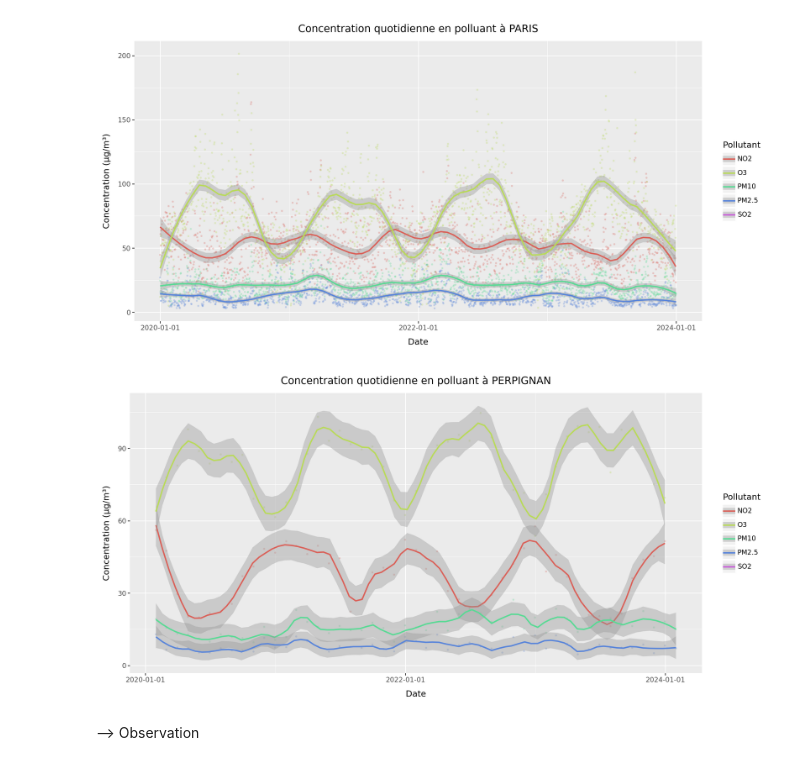
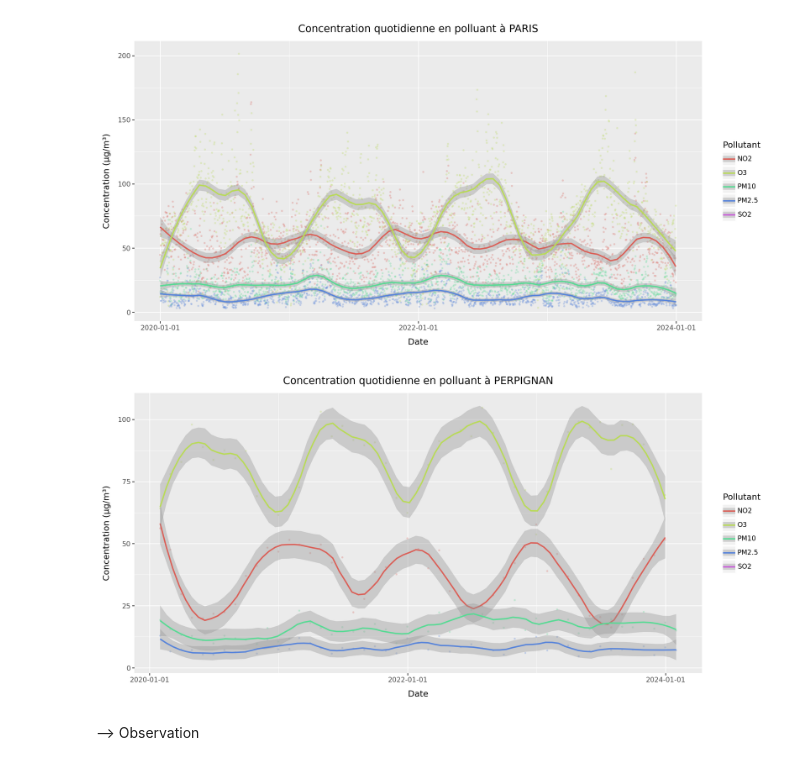
Before and after one commit to Antoine-Merienne/Projet-data-science-Mornand-Merienne, a Jupyter notebook: analyse_pollution_air.ipynb, the cells around one changed output. Saved outputs shown, nothing was run; the diff lists cells and outputs as text; code cells hidden in the pictures.

```diff
--- a/analyse_pollution_air.ipynb
+++ b/analyse_pollution_air.ipynb
@@ -618,7 +660,7 @@ from plotnine import ggplot, aes, geom_point, geom_smooth, theme_minimal, labs,
 
 
 
-def plot_pollutants_ggplot(df):
+def plot_pollutants_ggplot(df, smoothing = 0.15):
 
     # On Melt le dataframe pour simplifier le plotting avec plotnine
     melted_df = df.melt(id_vars='date',
@@ -631,7 +673,7 @@ def plot_pollutants_ggplot(df):
     # On crée ggplot
     p = (ggplot(melted_df, aes(x='date', y='Concentration', color='Polluant'))
          + geom_point(alpha=0.2, size=0.5)  # Points
-         + geom_smooth(method='loess', span = 0.15,se=True, size=1)  # Smoothed lines
+         + geom_smooth(method='loess', span = smoothing,se=True, size=1)  # Smoothed lines
          + labs(title=f'Concentration quotidienne en polluant à {ville}',
                 x='Date',
                 y='Concentration (µg/m³)',
@@ -661,17 +703,17 @@ plot_pollutants_ggplot(data)
 # %%
 
 ville = 'PERPIGNAN'
 data = Y_t[(Y_t['nom_m'] == ville)]
 data.set_index('date', inplace=True)
 monthly_data = data.resample('ME').mean(numeric_only=True)
 monthly_data.reset_index(inplace=True)
 # Si on veut visualiser la log-concentration, on peut utiliser la commande suivante:
 #data[['NO2', 'O3', 'PM2.5', 'PM10', 'SO2']] = np.log(data[['NO2', 'O3', 'PM2.5', 'PM10', 'SO2']])
 #plot_pollutants_ggplot(monthly_data)
 monthly_data['nom_m'] = ville
-plot_pollutants_ggplot(monthly_data)
+plot_pollutants_ggplot(monthly_data, smoothing=0.2)
 # %% [output]
-[figure, old version]
+[figure, new version]
 # %% [markdown]
 --> Observation
 # %%
```
Also changed, not shown: parts of 10 cells of this notebook.
